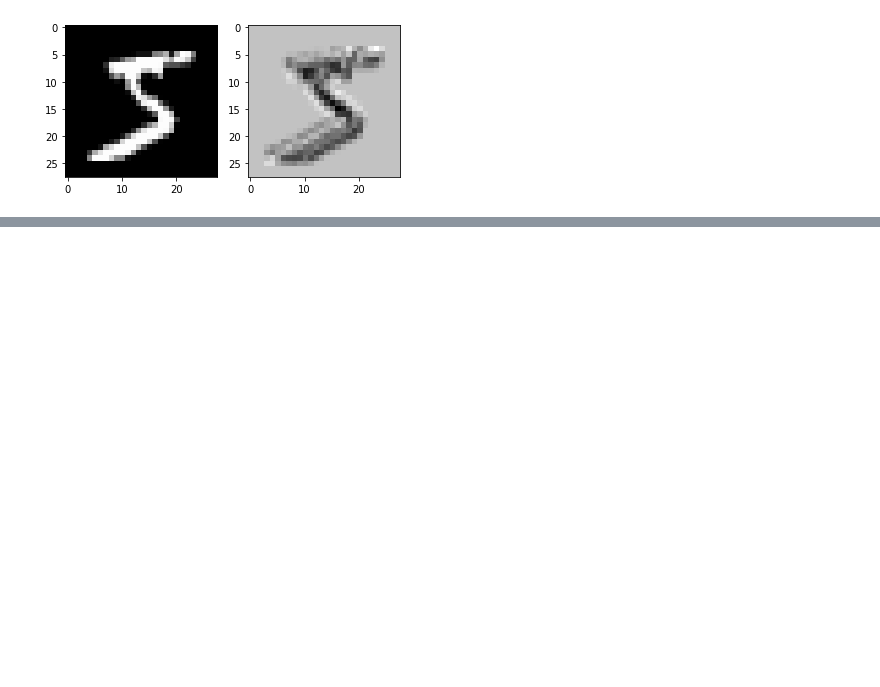
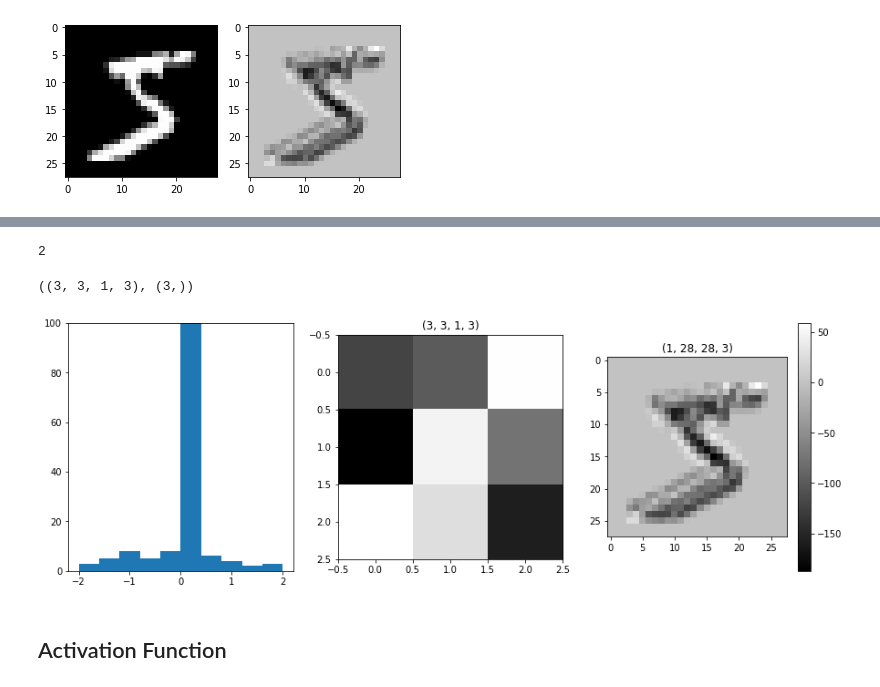
Before and after one commit to Huni0318/Deep-learning, a Jupyter notebook: Tenserflow and Pytorch basic/Tensorflow basic 2.ipynb, the cells around one changed output, grey strips where cells are left out. Saved outputs shown, nothing was run; the diff lists cells and outputs as text; code cells hidden in the pictures; blank space fills up the shorter version.

```diff
--- a/Tenserflow and Pytorch basic/Tensorflow basic 2.ipynb
+++ b/Tenserflow and Pytorch basic/Tensorflow basic 2.ipynb
@@ -111,0 +117,3 @@ plt.show()
+# %%
+weight = layer.get_weights()
+weight
@@ -111,0 +141,25 @@ plt.show()
+# %%
+len(weight)
+# %% [output]
+2
+# %%
+weight[0].shape , weight[1].shape
+# %% [output]
+((3, 3, 1, 3), (3,))
+# %%
+plt.figure(figsize = (15,5))
+plt.subplot(131)
+plt.hist(output.numpy().ravel(),range=[-2,2])
+plt.ylim(0,100)
+plt.subplot(132)
+plt.title(weight[0].shape)
+plt.imshow(weight[0][:,:,0,0],'gray')
+plt.subplot(133)
+plt.title(output.shape)
+plt.imshow(output[0,:,:,0],'gray')
+plt.colorbar()
+plt.show()
+# %% [output]
+[figure, added]
+# %% [markdown]
+## Activation Function
```
Also changed, not shown: parts of 47 cells of this notebook.
